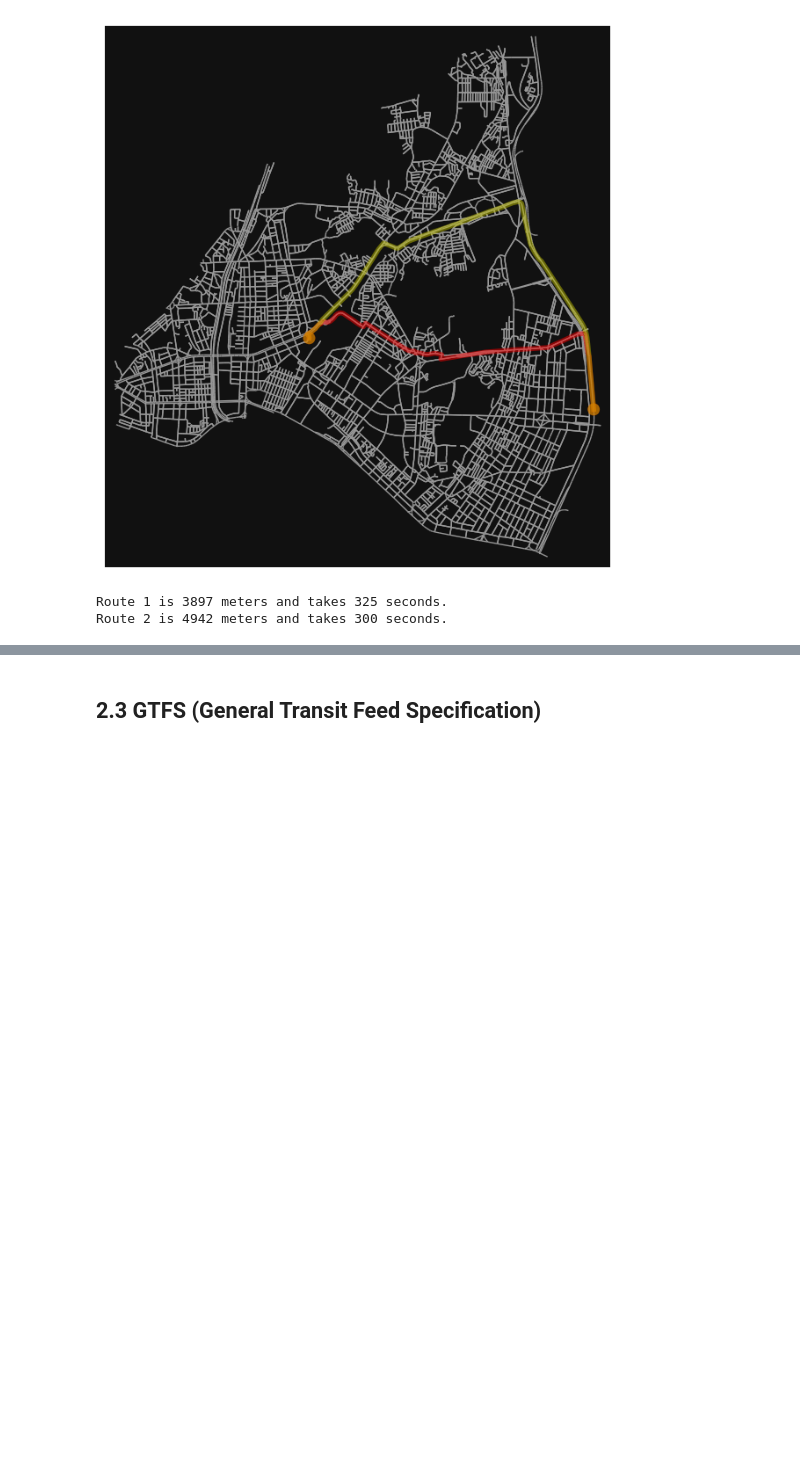
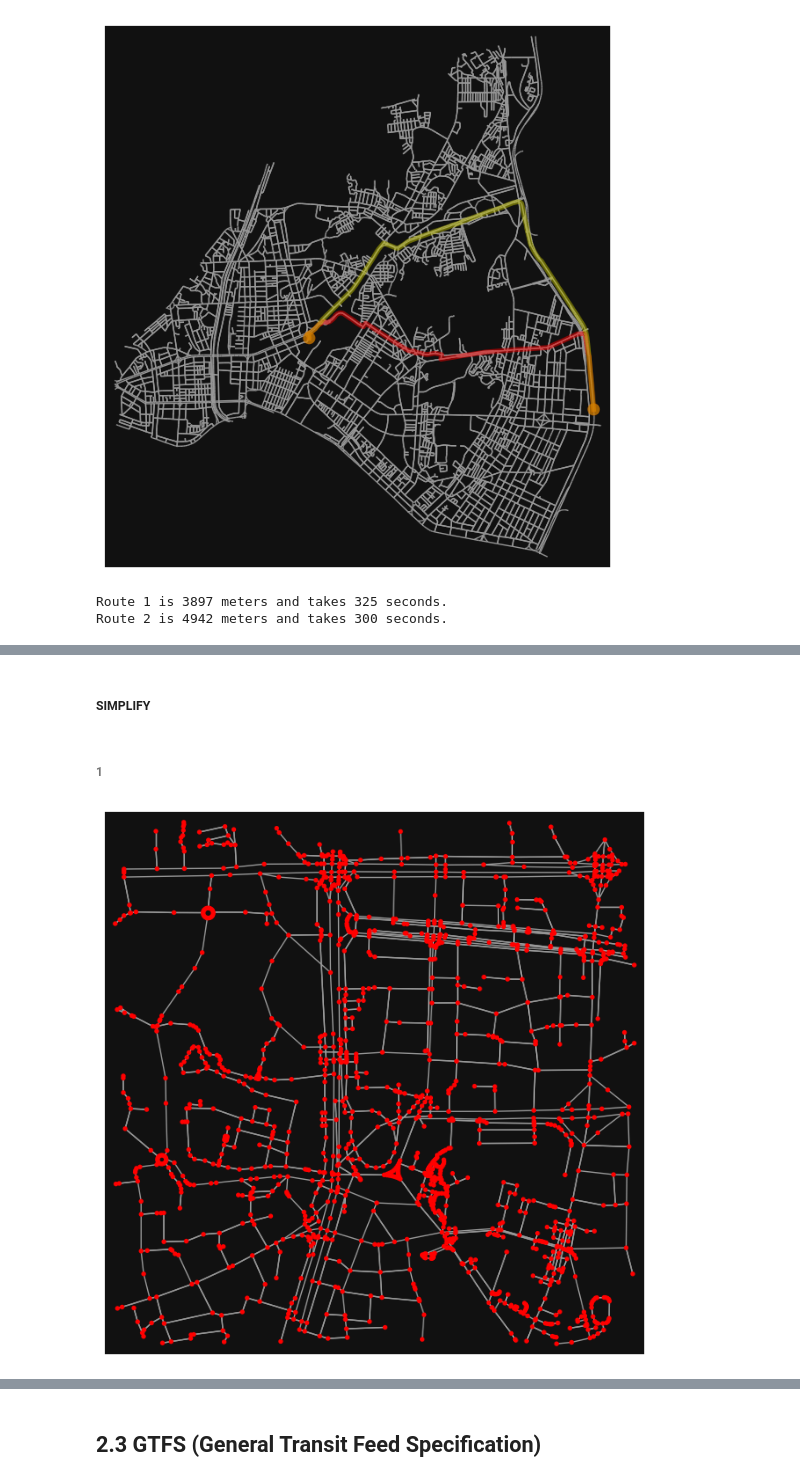
Before and after one commit to jihoyeo/mobility-simulation-book, a Jupyter notebook: ko/chapter2.ipynb, the cells around one changed output, grey strips where cells are left out. Saved outputs shown, nothing was run; the diff lists cells and outputs as text; code cells hidden in the pictures; blank space fills up the shorter version.

```diff
--- a/ko/chapter2.ipynb
+++ b/ko/chapter2.ipynb
@@ -249,0 +277,16 @@ Route 2 is 4942 meters and takes 300 seconds.
+# %% [markdown]
+##### SIMPLIFY
+# %% [markdown]
+###### 1
+# %%
+# 중심 위치 지점(위도, 경도) 정의 ( 서울 시청 )
+location_point = (37.5665, 126.9780)
+
+# 중심 위치로부터 500미터 거리 내에서 도로 네트워크 생성
+# simplify=False로 설정하여 네트워크를 아직 단순화하지 않음
+G = ox.graph_from_point(location_point, dist=500, simplify=False)
+
+# 단순화되지 않은 네트워크 그래프를 플로팅. 노드는 빨간색(r)으로 표시됨
+fig, ax = ox.plot_graph(G, node_color="r")
+# %% [output]
+[figure, added]
```
Also changed, not shown: parts of 17 cells of this notebook, 13 other files.
